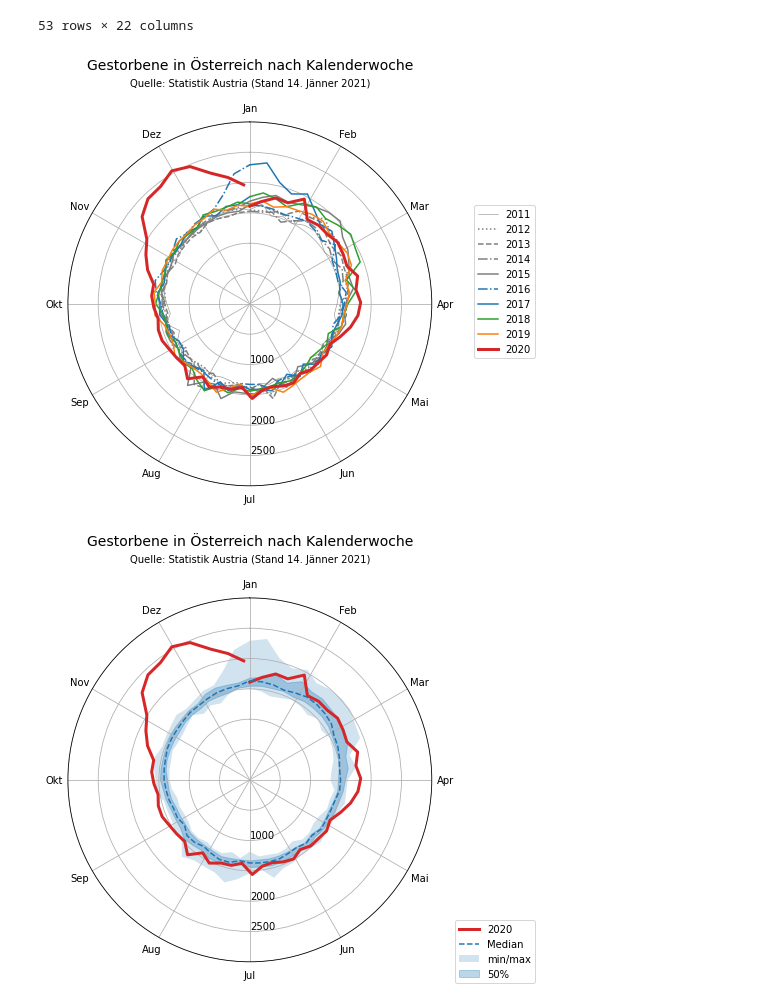
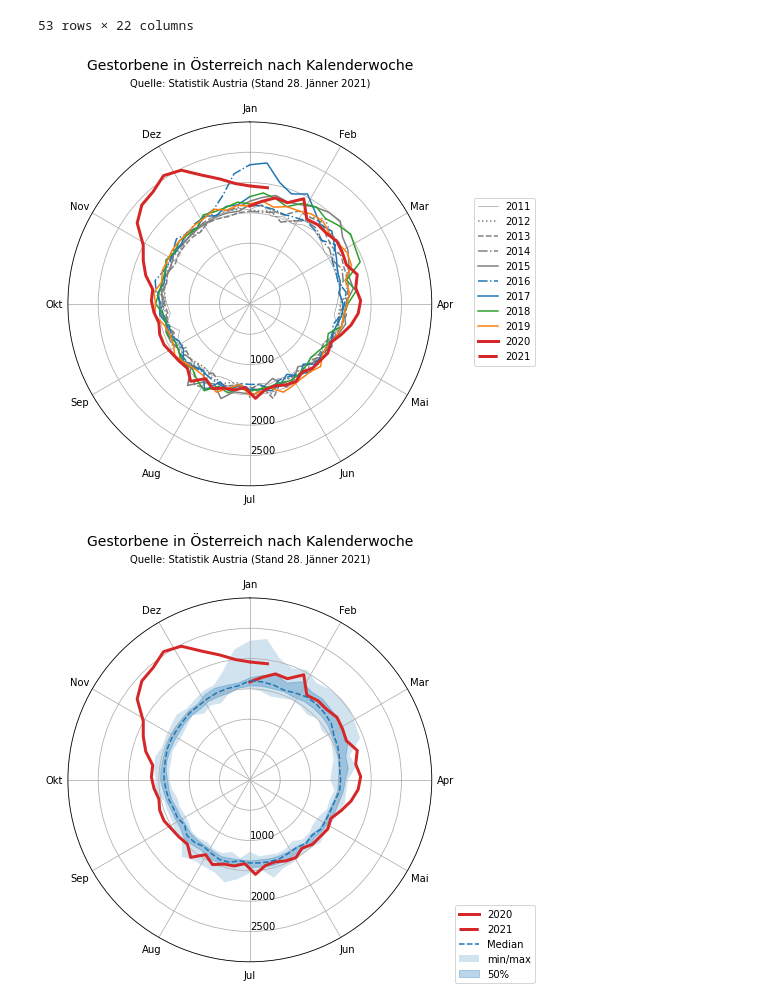
Before and after one commit to attoPascal/statistik-austria-sterblichkeit, a Jupyter notebook: sterblichkeit.ipynb, the cells around one changed output. Saved outputs shown, nothing was run; the diff lists cells and outputs as text; code cells hidden in the pictures.

Commit message:
Data for week 2/2021

```diff
--- a/sterblichkeit.ipynb
+++ b/sterblichkeit.ipynb
@@ -4,6 +4,9 @@ import pandas as pd
 import matplotlib as mpl
 import matplotlib.pyplot as plt
 from IPython.display import clear_output
+# %%
+title = "Gestorbene in Österreich nach Kalenderwoche"
+subtitle = "Quelle: Statistik Austria (Stand 28. Jänner 2021)"
 # %%
 csv = pd.read_csv('https://data.statistik.gv.at/data/OGD_gest_kalwo_GEST_KALWOCHE_100.csv', sep=';')
 csv
@@ -70,10 +73,10 @@ deaths_per_year
 # %%
 def data_for_year(y):
     year = deaths_per_year[y].dropna().to_numpy()
-    if y == 2020:
+    if y == 2021:
         num_weeks = len(year)
-        # day_of_the_year = num_weeks*7 - 3 # ex. week 46 -> november 15 -> day 319
-        theta = np.linspace(0, (363/366)*2*np.pi, num_weeks)
+        day_of_the_year = num_weeks*7 - 3
+        theta = np.linspace(0, (day_of_the_year/365)*2*np.pi, num_weeks)
     else:
         # append first week of next year for correct radial plotting
         year = np.append(year, deaths_per_year.loc[1, y+1])
@@ -102,36 +105,37 @@ fig, ax = setup_polar_plot()
 
 # plot_year(ax, 2000, linewidth=0.5)
 # plot_year(ax, 2001, linewidth=0.5)
 # plot_year(ax, 2002, linewidth=0.5)
 # plot_year(ax, 2003, linewidth=0.5)
 # plot_year(ax, 2004, linewidth=0.5)
 # plot_year(ax, 2005, linewidth=0.5)
 # plot_year(ax, 2006, linewidth=0.5)
 # plot_year(ax, 2007, linewidth=0.5)
 # plot_year(ax, 2008, linewidth=0.5)
 # plot_year(ax, 2009, linewidth=0.5)
 # plot_year(ax, 2010, linewidth=0.5)
 
 plot_year(ax, 2011, color='tab:gray', linewidth=0.5)
 plot_year(ax, 2012, color='tab:gray', linestyle='dotted')
 plot_year(ax, 2013, color='tab:gray', linestyle='dashed')
 plot_year(ax, 2014, color='tab:gray', linestyle='dashdot')
 plot_year(ax, 2015, color='tab:gray')
 plot_year(ax, 2016, color='tab:blue', linestyle='dashdot')
 plot_year(ax, 2017, color='tab:blue')
 plot_year(ax, 2018, color='tab:green')
 plot_year(ax, 2019, color='tab:orange')
 plot_year(ax, 2020, color='tab:red', linewidth=3)
+plot_year(ax, 2021, color='tab:red', linewidth=3, linestyle='dashdot')
 
 ax.set_rmax(3000)
 fig.legend(loc='center right')
 
-fig.suptitle("Gestorbene in Österreich nach Kalenderwoche", fontsize=14, y=1.04)
-ax.set_title("Quelle: Statistik Austria (Stand 14. Jänner 2021)", fontsize=10, y=1.08)
+fig.suptitle(title, fontsize=14, y=1.04)
+ax.set_title(subtitle, fontsize=10, y=1.08)
 
 plt.savefig('gestorbene.png', dpi=300, bbox_inches='tight', facecolor='white')
 # %% [output]
-[figure, old version]
+[figure, new version]
 # %%
 years = deaths_per_year.iloc[:, :-2] # excluding 2020, 2021
 
@@ -162,18 +166,20 @@ ax.fill_between(np.linspace(0, 2*np.pi, len(min)), min, max, alpha=0.2, label="m
 ax.fill_between(np.linspace(0, 2*np.pi, len(q25)), q25, q75, alpha=0.3, label="50%", color='tab:blue')
 
 plot_year(ax, 2020, color='tab:red', linewidth=3)
+plot_year(ax, 2021, color='tab:red', linewidth=3, linestyle='dashdot')
+
 ax.plot(np.linspace(0, 2*np.pi, len(median)), median, label="Median", linestyle='dashed')
 
 
 ax.set_rmax(3000)
 fig.legend(loc='lower right')
 
-fig.suptitle(f"Gestorbene in Österreich nach Kalenderwoche", fontsize=14, y=1.04)
-ax.set_title("Quelle: Statistik Austria (Stand 14. Jänner 2021)", fontsize=10, y=1.08)
+fig.suptitle(title, fontsize=14, y=1.04)
+ax.set_title(subtitle, fontsize=10, y=1.08)
 
 plt.savefig('median.png', dpi=300, bbox_inches='tight', facecolor='white')
 # %% [output]
-[figure, old version]
+[figure, new version]
 # %%
 fig, ax = setup_polar_plot(figsize=(6, 6.2), constrained_layout=False)
 
```
Also changed, not shown: parts of 3 cells of this notebook, 5 other files.
